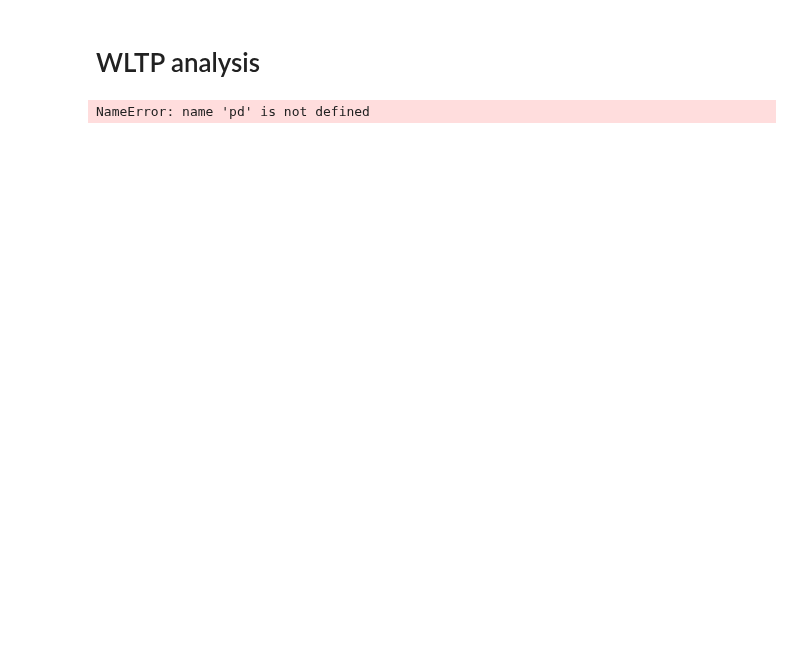
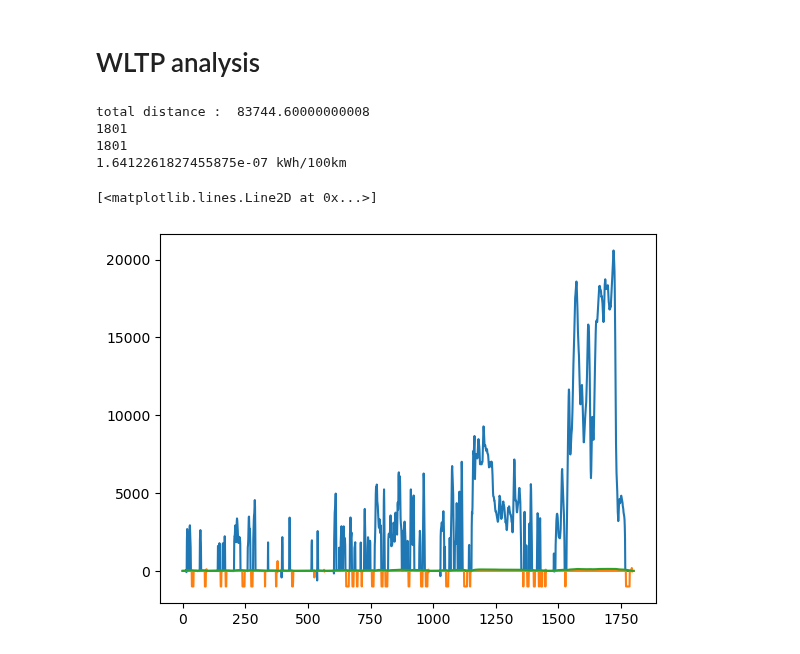
Before and after one commit to tomBeauve/MECA0527_Homeworks, a Jupyter notebook: homework1/consumption.ipynb, the cells around one changed output. Drawn from its saved outputs; the diff is of its cells as text; code cells hidden in the pictures; blank space fills up the shorter version.

```diff
--- a/homework1/consumption.ipynb
+++ b/homework1/consumption.ipynb
@@ -74,8 +88,7 @@ def F_res(v, theta):
 
 
 def F_acc(m_curb, m_driver, gamma, dv_dt):
-    if dv_dt >= 0:
-        return (gamma * m_curb + m_driver) * dv_dt
+    return (gamma * m_curb + m_driver) * dv_dt
 # %% [markdown]
 # Consumption at constant speed
 # %%
@@ -119,7 +132,6 @@ phase = df['Phase'].to_numpy()[1:]  # string says which phase we are in
 total_time = df['Total elapsed time'].to_numpy()[1:]  # [s]
 phase_time = df['Phase elapsed time'].to_numpy()[1:]  # [s]
 speed = df['WLTC class 3, version 5, vehicle speed'].to_numpy()[1:]  # [m/s]
-
 dv_dt = np.gradient(speed, total_time)
 delta_t = 1  # [s]
 delta_x = speed * delta_t
@@ -128,50 +140,57 @@ E_tot = 0  # J, cumulative
 
 def Power_regen(v, dv_dt):
     # net force available for regen
-    F_regen = (F_acc(m_curb, m_driver, gamma, dv_dt) + F_res(speed, 0))
+    F_regen = (F_acc(m_curb, m_driver, gamma, dv_dt) + F_res(v, 0))
     if F_regen >= 0:
         return 0.0
     else:
         omega = (v / R_e) * i_tot
         torque = abs((F_regen * R_e) / (i_tot * eta_t))
         eta = efficiency_drivetrain(omega, torque)
         P_regen = max(-50_000, F_regen * v) / eta
         return P_regen
 
 
 def Power_consumption(v, dv_dt):
     # tractive force = force to counteract res. & accelerate
-    F_trac = (F_acc(m_curb, m_driver, gamma, dv_dt) + F_res(speed, 0))
+    F_trac = (F_acc(m_curb, m_driver, gamma, dv_dt) + F_res(v, 0))
     if F_trac <= 0:
         return 0.0
     else:
         omega = (v / R_e) * i_tot
         torque = (F_trac * R_e) / (i_tot * eta_t)
         P_trac = F_trac * v
         eta = efficiency_drivetrain(omega, torque)
-    return P_trac / eta
+        return P_trac / eta
 
 
 p_cons_array = np.zeros(len(total_time))
 p_regen_array = np.zeros(len(total_time))
 total_distance = np.sum(speed * delta_t)
-print(total_distance)
-
-for i in range(len(total_time)):
-    p_cons_array[i] = Power_consumption(v[i], dv_dt[i])
-    p_regen_array[i] = Power_regen(v[i], dv_dt[i])
-    E_tot += Power_consumption(v[i], dv_dt[i]) * delta_t[i]
-    E_tot += Power_regen(v[i], dv_dt[i]) * delta_t[i]
+print("total distance : ", total_distance)
+print(len(total_time))
+print(len(speed))
+for i in range(len(speed)):
+    p_cons_array[i] = Power_consumption(float(speed[i]), float(dv_dt[i]))
+    p_regen_array[i] = Power_regen(float(speed[i]), float(dv_dt[i]))
+    E_tot += Power_consumption(speed[i], dv_dt[i]) * delta_t
+    E_tot += Power_regen(speed[i], dv_dt[i]) * delta_t
 
 
 E_tot_kWh = E_tot / (1000*3600)
 WLTP_consumption = E_tot_kWh / total_distance / 100_000
 
 print(WLTP_consumption, "kWh/100km")
 
 
-plt.plot(p_cons_array, total_time, label="P Cons")
-plt.plot(p_regen_array, total_time, label="P regen")
-plt.plot(speed, total_time, label="speed")
+plt.plot(total_time, p_cons_array/1000, label="P Cons")
+plt.plot(total_time, p_regen_array/1000, label="P regen")
+plt.plot(total_time, speed, label="speed")
+plt.ylim(-1000, 1000)
 # %% [output]
-NameError: name 'pd' is not defined
+total distance :  83744.60000000008
+1801
+1801
+1.6412261827455875e-07 kWh/100km
+[<matplotlib.lines.Line2D at 0x...>]
+[figure, added]
```
Also changed, not shown: parts of 2 cells of this notebook, 1 other file.
